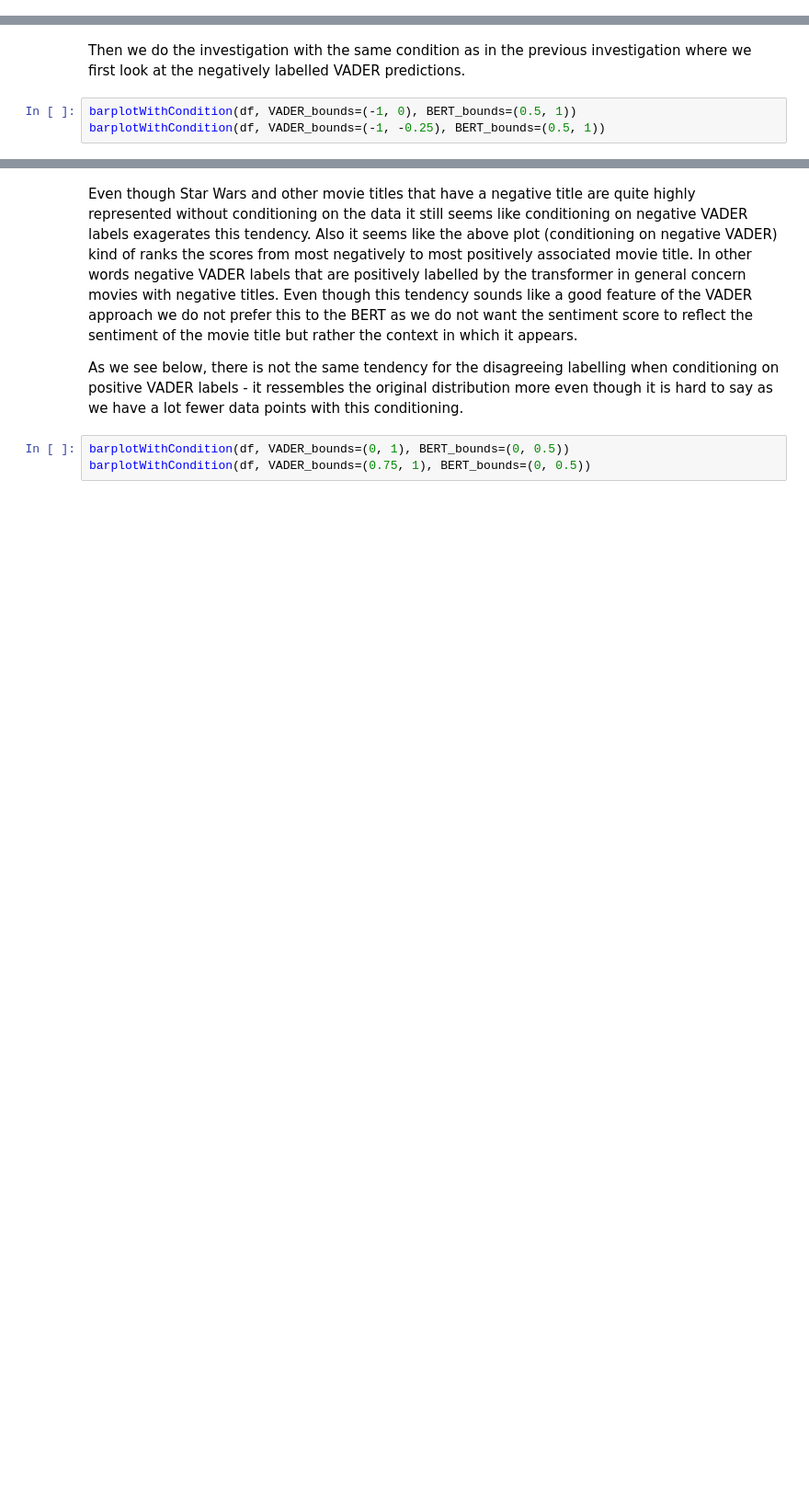
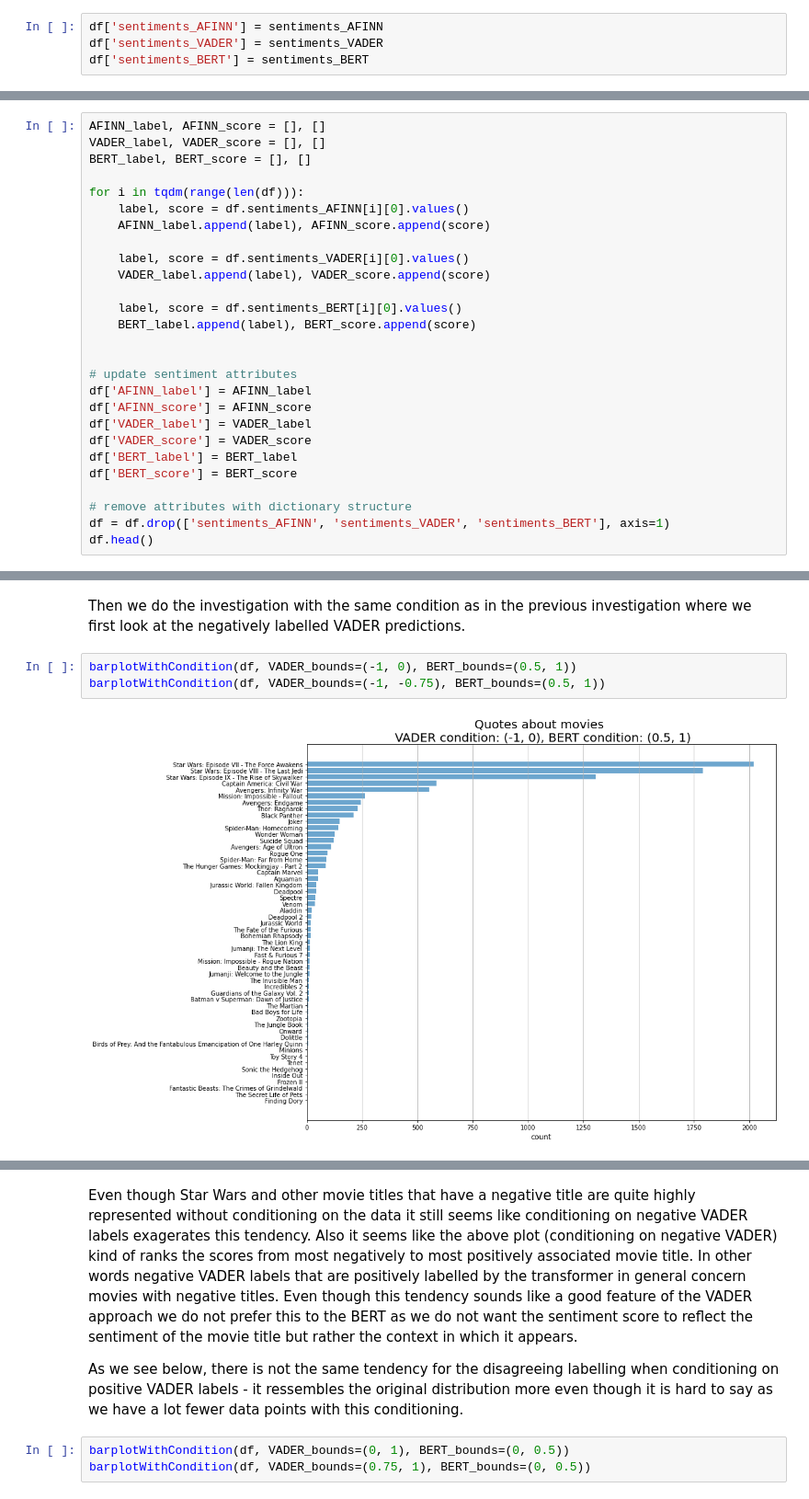
Before and after one commit to epfl-ada/ada-2021-project-f-jab, a Jupyter notebook: exploratory/Quotebank_sentiment.ipynb, the cells around one changed output, grey strips where cells are left out. Shown: that part at 92% size. Drawn from its saved outputs; the diff is of its cells as text; blank space fills up the shorter version.

```diff
--- a/exploratory/Quotebank_sentiment.ipynb
+++ b/exploratory/Quotebank_sentiment.ipynb
@@ -190,0 +151,4 @@ df.isnull().any()
+# %%
+df['sentiments_AFINN'] = sentiments_AFINN
+df['sentiments_VADER'] = sentiments_VADER
+df['sentiments_BERT'] = sentiments_BERT
@@ -190,0 +194,27 @@ df.isnull().any()
+# %%
+AFINN_label, AFINN_score = [], []
+VADER_label, VADER_score = [], []
+BERT_label, BERT_score = [], []
+
+for i in tqdm(range(len(df))):
+    label, score = df.sentiments_AFINN[i][0].values()
+    AFINN_label.append(label), AFINN_score.append(score)
+
+    label, score = df.sentiments_VADER[i][0].values()
+    VADER_label.append(label), VADER_score.append(score)
+
+    label, score = df.sentiments_BERT[i][0].values()
+    BERT_label.append(label), BERT_score.append(score)
+
+
+# update sentiment attributes
+df['AFINN_label'] = AFINN_label
+df['AFINN_score'] = AFINN_score
+df['VADER_label'] = VADER_label
+df['VADER_score'] = VADER_score
+df['BERT_label'] = BERT_label
+df['BERT_score'] = BERT_score
+
+# remove attributes with dictionary structure
+df = df.drop(['sentiments_AFINN', 'sentiments_VADER', 'sentiments_BERT'], axis=1)
+df.head()
@@ -528,4 +660,6 @@ barplotWithCondition(df, VADER_bounds=(-1, 1), BERT_bounds=(0, 1))
 Then we do the investigation with the same condition as in the previous investigation where we first look at the negatively labelled VADER predictions.
 # %%
 barplotWithCondition(df, VADER_bounds=(-1, 0), BERT_bounds=(0.5, 1))
-barplotWithCondition(df, VADER_bounds=(-1, -0.25), BERT_bounds=(0.5, 1))
+barplotWithCondition(df, VADER_bounds=(-1, -0.75), BERT_bounds=(0.5, 1))
+# %% [output]
+[figure, added]
```
Also changed, not shown: parts of 38 cells of this notebook.
